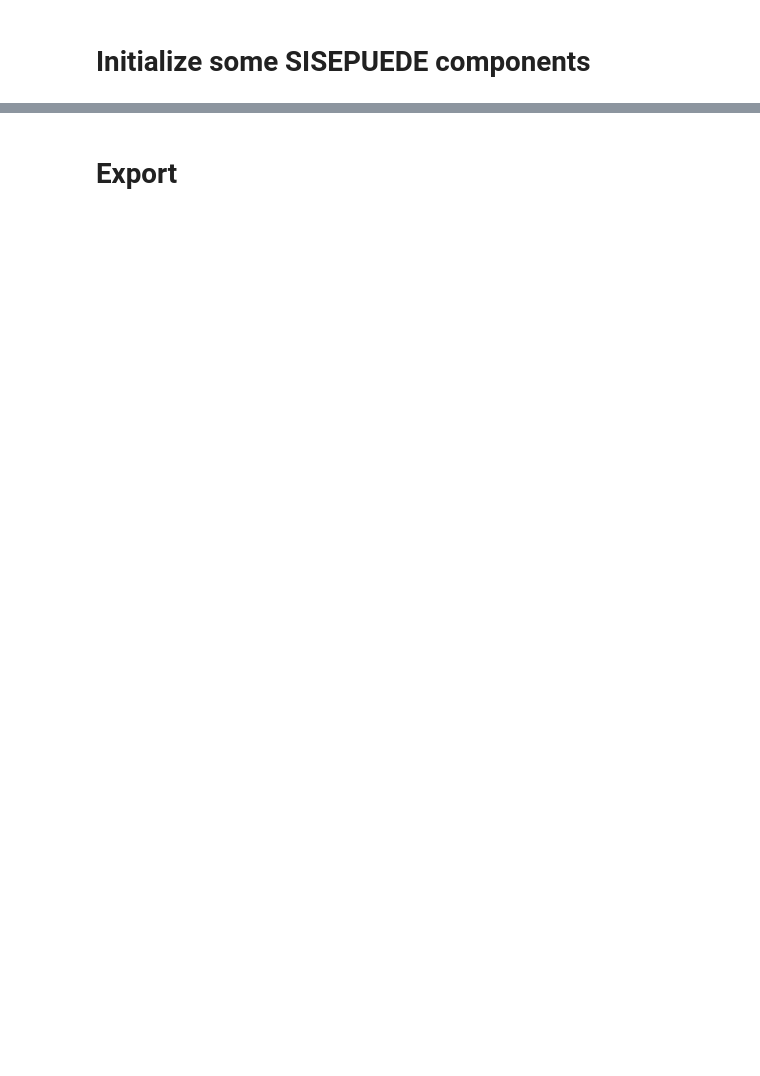
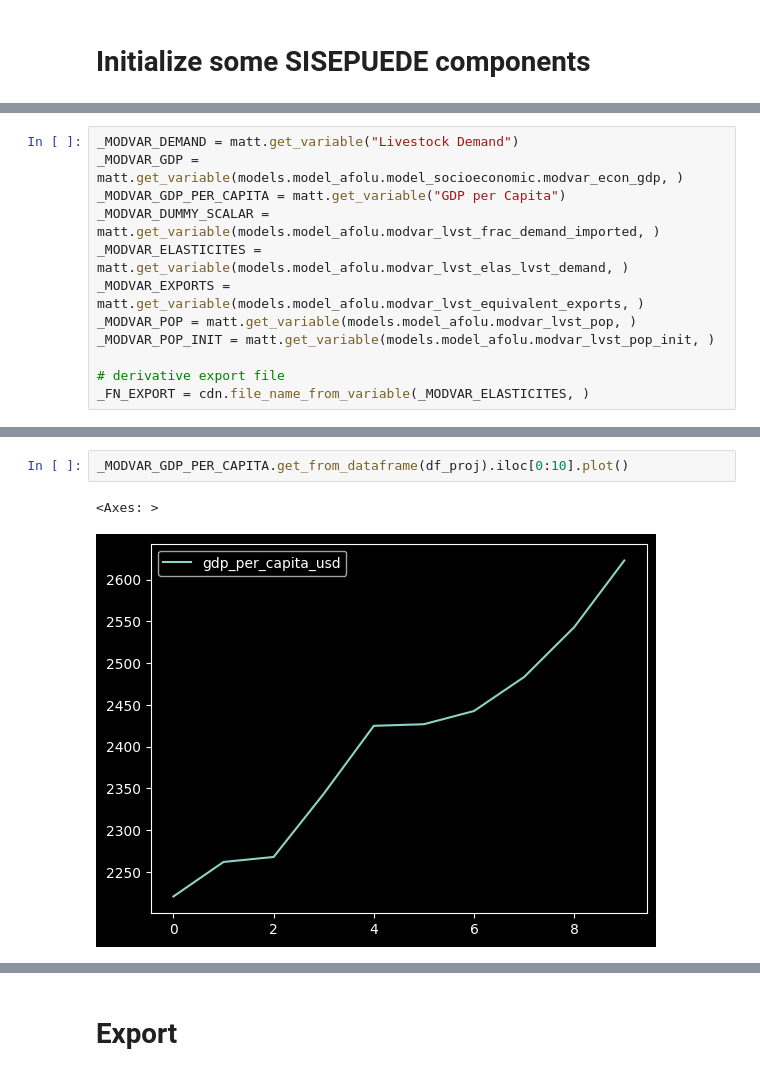
Before and after one commit to sisepuede-framework/ssp_uganda_data, a Jupyter notebook: data_processing/LIVESTOCK_ELASTICITIES.ipynb, the cells around one changed output, grey strips where cells are left out. Drawn from its saved outputs; the diff is of its cells as text; blank space fills up the shorter version.

```diff
--- a/data_processing/LIVESTOCK_ELASTICITIES.ipynb
+++ b/data_processing/LIVESTOCK_ELASTICITIES.ipynb
@@ -706,0 +84,12 @@ plot_lvst(
+# %%
+_MODVAR_DEMAND = matt.get_variable("Livestock Demand")
+_MODVAR_GDP = matt.get_variable(models.model_afolu.model_socioeconomic.modvar_econ_gdp, )
+_MODVAR_GDP_PER_CAPITA = matt.get_variable("GDP per Capita")
+_MODVAR_DUMMY_SCALAR = matt.get_variable(models.model_afolu.modvar_lvst_frac_demand_imported, )
+_MODVAR_ELASTICITES = matt.get_variable(models.model_afolu.modvar_lvst_elas_lvst_demand, )
+_MODVAR_EXPORTS = matt.get_variable(models.model_afolu.modvar_lvst_equivalent_exports, )
+_MODVAR_POP = matt.get_variable(models.model_afolu.modvar_lvst_pop, )
+_MODVAR_POP_INIT = matt.get_variable(models.model_afolu.modvar_lvst_pop_init, )
+
+# derivative export file
+_FN_EXPORT = cdn.file_name_from_variable(_MODVAR_ELASTICITES, )
@@ -706,0 +141,5 @@ plot_lvst(
+# %%
+_MODVAR_GDP_PER_CAPITA.get_from_dataframe(df_proj).iloc[0:10].plot()
+# %% [output]
+<Axes: >
+[figure, added]
```
Also changed, not shown: parts of 42 cells of this notebook, 11 other files.
